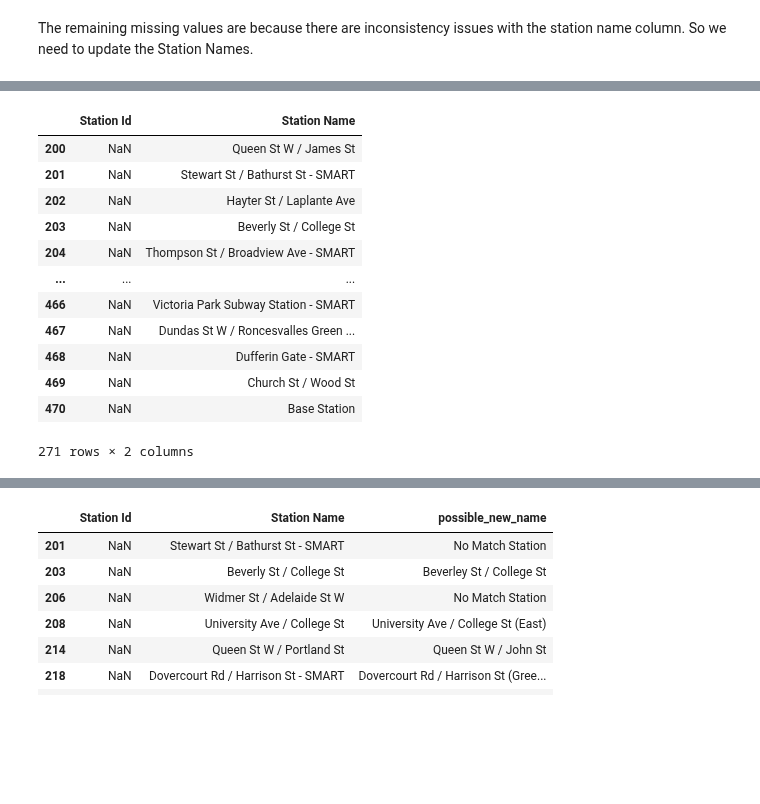
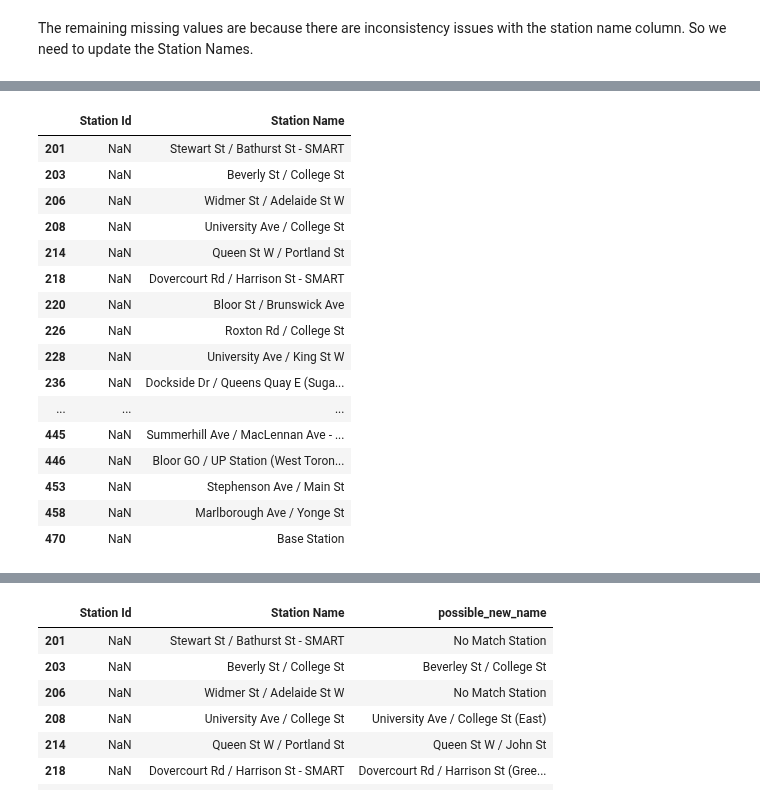
Before and after one commit to Charlotte-03/CME-DiligentDebuggers, a Jupyter notebook: project.ipynb, the cells around one changed output, grey strips where cells are left out. Cells and saved outputs as stored; diff of their text form; code cells hidden in the pictures; blank space fills up the shorter version.

```diff
--- a/project.ipynb
+++ b/project.ipynb
@@ -753,12 +763,12 @@ def name_replace(old_name):
         return old_name
 # %%
 # Extracting both starting names and ending names from the ridership dataframe as old station names
-stations_start = ridership_est[['Start Station Id', 'Start Station Name']]
-stations_end = ridership_est[['End Station Id', 'End Station Name']]
+stations_start = ridership[['Start Station Id', 'Start Station Name']]
+stations_end = ridership[['End Station Id', 'End Station Name']]
 stations_start.columns = stations_end.columns = ['Station Id', 'Station Name']
 # %%
 # Combine the stations in to a single dataframe
 stations_old = pd.concat([stations_start, stations_end]).dropna(how='all').drop_duplicates().reset_index(drop=True)
-
-stations_old['Station Name'].nunique()
+stations_old = stations_old.dropna(subset='Station Name')
+stations_old.nunique()
 # %% [output]
@@ -766,18 +790,27 @@ stations_old['Station Name'].nunique()
+# %%
+# try finding the stations with missing ID
+stations_old['Station Id'].fillna(
+    stations_old['Station Name'].map(bikeshare_stations.set_index('Station Name')['Station Id']),
+    inplace=True)
 # %%
-stations_old_ID = stations_old.sort_values('Station Id').dropna()
+stations_old_ID = stations_old[stations_old['Station Id'].isnull()==False]
 stations_old_noID = stations_old[stations_old['Station Id'].isnull()==True]
 stations_old_noID
 # %% [output]
 |  | Station Id | Station Name |
-| 200 | NaN | Queen St W / James St |
 | 201 | NaN | Stewart St / Bathurst St - SMART |
-| 202 | NaN | Hayter St / Laplante Ave |
 | 203 | NaN | Beverly St / College St |
-| 204 | NaN | Thompson St / Broadview Ave - SMART |
+| 206 | NaN | Widmer St / Adelaide St W |
+| 208 | NaN | University Ave / College St |
+| 214 | NaN | Queen St W / Portland St |
+| 218 | NaN | Dovercourt Rd / Harrison St - SMART |
+| 220 | NaN | Bloor St / Brunswick Ave |
+| 226 | NaN | Roxton Rd / College St |
+| 228 | NaN | University Ave / King St W |
+| 236 | NaN | Dockside Dr / Queens Quay E (Suga... |
 | ... | ... | ... |
-| 466 | NaN | Victoria Park Subway Station - SMART |
-| 467 | NaN | Dundas St W / Roncesvalles Green ... |
-| 468 | NaN | Dufferin Gate - SMART |
-| 469 | NaN | Church St / Wood St |
+| 445 | NaN | Summerhill Ave / MacLennan Ave - ... |
+| 446 | NaN | Bloor GO / UP Station (West Toron... |
+| 453 | NaN | Stephenson Ave / Main St |
+| 458 | NaN | Marlborough Ave / Yonge St |
 | 470 | NaN | Base Station |
-271 rows × 2 columns
```
Also changed, not shown: parts of 47 cells of this notebook, 1 other file.
